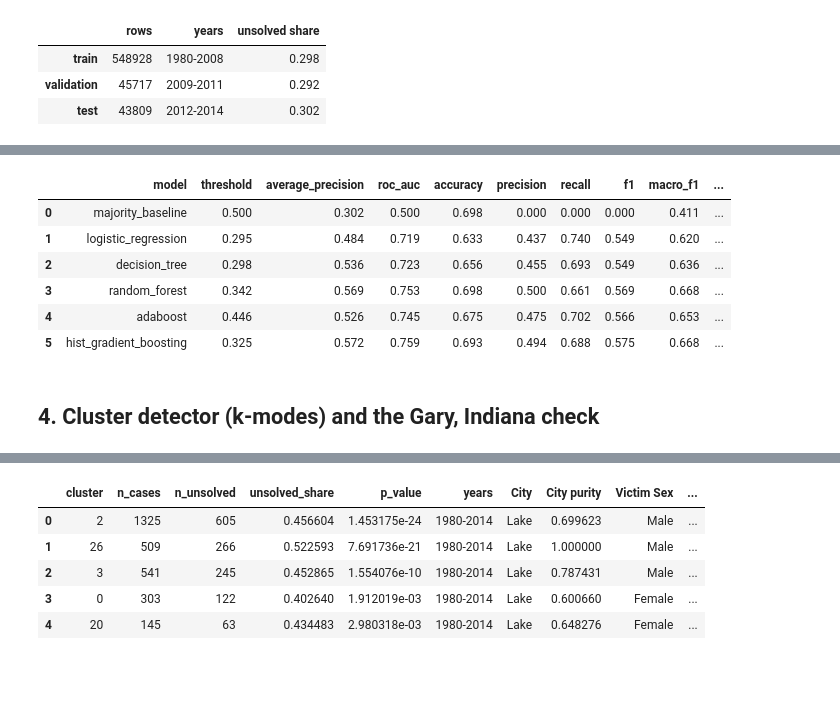
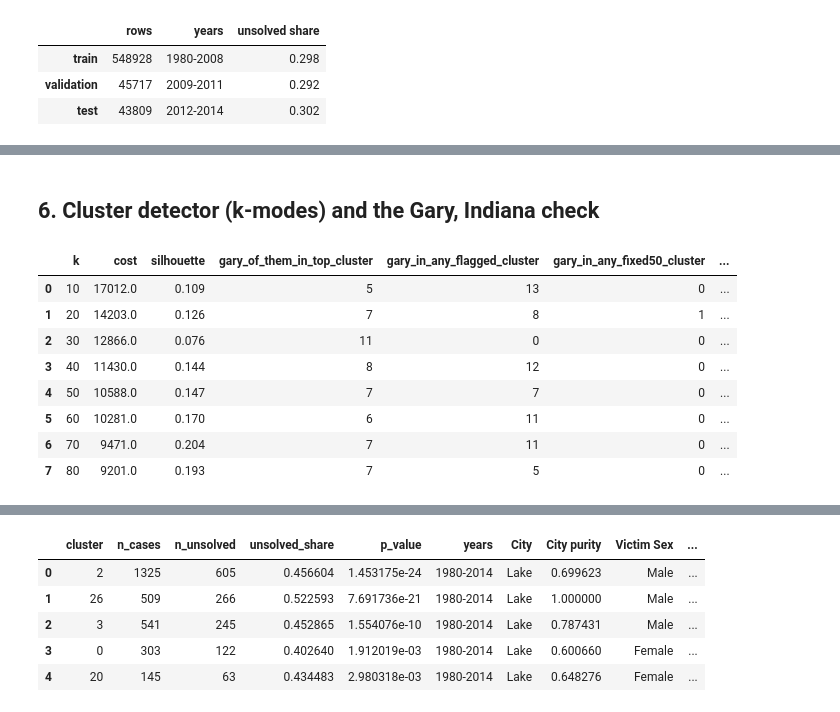
Before and after one commit to gossezandstra-star/homicide-solvability, a Jupyter notebook: notebooks/homicide_pipeline.ipynb, the cells around one changed output, grey strips where cells are left out. Drawn from its saved outputs; the diff is of its cells as text; code cells hidden in the pictures; blank space fills up the shorter version.

```diff
--- a/notebooks/homicide_pipeline.ipynb
+++ b/notebooks/homicide_pipeline.ipynb
@@ -34,6 +34,6 @@ Majority baseline vs. logistic regression, decision tree, random forest and grad
 # %%
-RUN_TRAINING = False
-if RUN_TRAINING or not (cfg['paths']['models_dir'] / 'best_model.joblib').exists():
+RERUN = False
+if RERUN or not (cfg['paths']['models_dir'] / 'best_model.joblib').exists():
     train.run(cfg)
 val_summary = json.load(open(MET / 'validation_summary.json'))
 print('selected model:', val_summary['selected_model'])
@@ -51,0 +53,5 @@ selected model: random_forest
+# %%
+if RERUN:
+    evaluate.run(cfg)
+    learning_curve.run(cfg)
+pd.read_csv(MET / 'test_results.csv').round(3)
@@ -51,0 +147,4 @@ selected model: random_forest
+# %%
+if RERUN:
+    monitor.run(cfg)
+pd.read_csv(MET / 'drift_report.csv').round(4)
@@ -52,13 +168,16 @@ selected model: random_forest
+# %% [markdown]
+## 6. Cluster detector (k-modes) and the Gary, Indiana check
 # %%
-evaluate.run(cfg)
-pd.read_csv(MET / 'test_results.csv').round(3)
+if RERUN:
+    cluster.run(cfg)
+pd.read_csv(MET / 'elbow.csv').round(3)
 # %% [output]
-|  | model | threshold | average_precision | roc_auc | accuracy | precision | recall | f1 | macro_f1 | ... |
-| 0 | majority_baseline | 0.500 | 0.302 | 0.500 | 0.698 | 0.000 | 0.000 | 0.000 | 0.411 | ... |
-| 1 | logistic_regression | 0.295 | 0.484 | 0.719 | 0.633 | 0.437 | 0.740 | 0.549 | 0.620 | ... |
-| 2 | decision_tree | 0.298 | 0.536 | 0.723 | 0.656 | 0.455 | 0.693 | 0.549 | 0.636 | ... |
-| 3 | random_forest | 0.342 | 0.569 | 0.753 | 0.698 | 0.500 | 0.661 | 0.569 | 0.668 | ... |
-| 4 | adaboost | 0.446 | 0.526 | 0.745 | 0.675 | 0.475 | 0.702 | 0.566 | 0.653 | ... |
-| 5 | hist_gradient_boosting | 0.325 | 0.572 | 0.759 | 0.693 | 0.494 | 0.688 | 0.575 | 0.668 | ... |
+|  | k | cost | silhouette | gary_of_them_in_top_cluster | gary_in_any_flagged_cluster | gary_in_any_fixed50_cluster | ... |
+| 0 | 10 | 17012.0 | 0.109 | 5 | 13 | 0 | ... |
+| 1 | 20 | 14203.0 | 0.126 | 7 | 8 | 1 | ... |
+| 2 | 30 | 12866.0 | 0.076 | 11 | 0 | 0 | ... |
+| 3 | 40 | 11430.0 | 0.144 | 8 | 12 | 0 | ... |
+| 4 | 50 | 10588.0 | 0.147 | 7 | 7 | 0 | ... |
+| 5 | 60 | 10281.0 | 0.170 | 6 | 11 | 0 | ... |
+| 6 | 70 | 9471.0 | 0.204 | 7 | 11 | 0 | ... |
+| 7 | 80 | 9201.0 | 0.193 | 7 | 5 | 0 | ... |
-# %% [markdown]
-## 4. Cluster detector (k-modes) and the Gary, Indiana check
```
Also changed, not shown: parts of 21 cells of this notebook, 38 other files.
